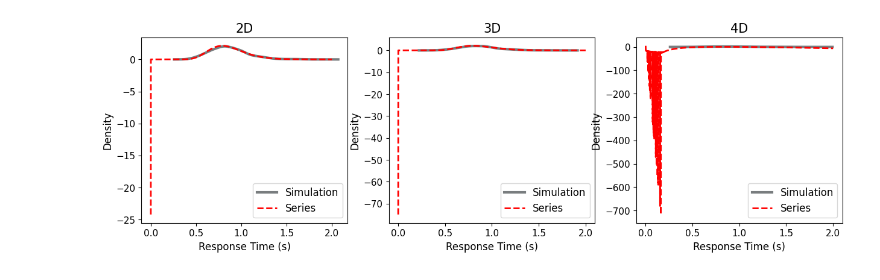
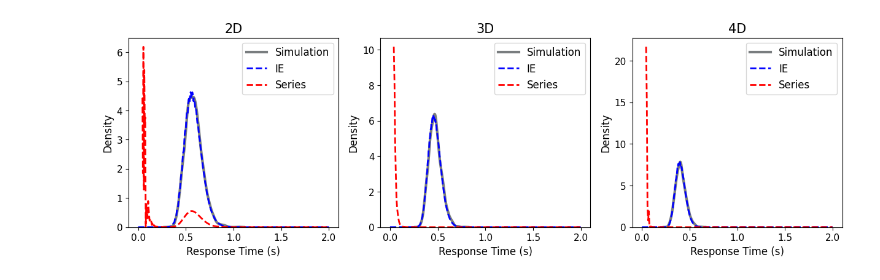
Before and after one commit to AmirHoseinHadian/IE4HSDM, a Jupyter notebook: _Figures/Problem_with_Bessel_series.ipynb, the cells around one changed output. Saved outputs shown, nothing was run; the diff lists cells and outputs as text; code cells hidden in the pictures.

```diff
--- a/_Figures/Problem_with_Bessel_series.ipynb
+++ b/_Figures/Problem_with_Bessel_series.ipynb
@@ -125,27 +130,27 @@ marginal_sr_3D = interp1d(T_sr, [quad(joint_dens_sr, args=(t), a=0, b=2*np.pi)[0
 c_sr_3D = quad(marginal_sr_3D, a=T_sr[0], b=T_max)[0]
 # %%
-threshold = 4
+threshold = 5
 ie_threshold = lambda t: threshold**2
 d_ie_threshold = lambda t: 0
-mu = np.asarray([2, 2, 2, 2])
+mu = np.asarray([6, 6, 6, 6])
 nu = (mu.shape[0]-2)/2
 T_max = 2
 
-simulation_data_4D = [simulate_circular(threshold, mu) for i in range(1000)]
+simulation_data_4D = [simulate_circular(threshold, mu) for i in range(3000)]
 
 T_ie = np.linspace(0, T_max, 1000)
-T_sr = np.arange(0.001, T_max+0.001, 0.001)
+T_sr = np.arange(0.01, T_max+0.001, 0.001)
 
-# gt_ie_zero_drift = ie_bessel_fpt(ie_threshold, d_ie_threshold, mu, 0.0001, sigma=2, dt=0.009, T_max=T_max)
+gt_ie_zero_drift = ie_bessel_fpt(ie_threshold, d_ie_threshold, mu.shape[0], 0.0001, sigma=2, dt=0.009, T_max=T_max)
 gt_sr_zero_drift = series_bessel_fpt(T_sr, a=threshold, sigma=1, nu=nu, n=250)
 
 joint_dens_ie = lambda theta, t: girsanov(threshold, theta, mu, gt_ie_zero_drift, t)
 joint_dens_sr = lambda theta, t: girsanov(threshold, theta, mu, gt_sr_zero_drift, t)
 
-# marginal_ie_4D = interp1d(T_ie, [quad(joint_dens_ie, args=(t), a=0, b=2*np.pi)[0] for t in T_ie])
+marginal_ie_4D = interp1d(T_ie, [quad(joint_dens_ie, args=(t), a=0, b=2*np.pi)[0] for t in T_ie])
 marginal_sr_4D = interp1d(T_sr, [quad(joint_dens_sr, args=(t), a=0, b=2*np.pi)[0] for t in T_sr])
 
-# c_ie_4D = quad(marginal_ie_4D, a=T_ie[0], b=T_max)[0]
+c_ie_4D = quad(marginal_ie_4D, a=T_ie[0], b=T_max)[0]
 c_sr_4D = quad(marginal_sr_4D, a=T_sr[0], b=T_max)[0]
 # %%
 plt.figure(figsize=(15, 4))
@@ -157,41 +162,44 @@ plt.rc('axes', labelsize=12)    # fontsize of the x and y labels
 plt.rc('xtick', labelsize=11)    # fontsize of the tick labels
 plt.rc('ytick', labelsize=11)    # fontsize of the tick labels
 plt.rc('legend', fontsize=12)    # legend fontsize
 
 plt.subplot(131)
 T_max = 2
 T_ie = np.linspace(0, T_max, 1000)
-T_sr = np.arange(0.001, T_max+0.001, 0.001)
+T_sr = np.arange(0.01, T_max+0.001, 0.001)
 plt.title('2D')
 sns.kdeplot(simulation_data_2D, c='#797D7F', linewidth=3, label='Simulation')
-# plt.plot(T_ie, marginal_ie_2D(T_ie)/c_ie_2D, '--', linewidth=2, c='blue', label='IE');
-plt.plot(T_sr[:], marginal_sr_2D(T_sr[:])/c_sr_2D, '--', linewidth=2, c='red', label='Series');
+plt.plot(T_ie, marginal_ie_2D(T_ie)/c_ie_2D, '--', linewidth=2, c='blue', label='IE');
+plt.plot(T_sr[35::5], np.abs(marginal_sr_2D(T_sr[35::5])/c_sr_2D), '--', linewidth=2, c='red', label='Series');
 plt.xlabel('Response Time (s)')
 plt.legend();
 
 plt.subplot(132)
 T_max = 2
 T_ie = np.linspace(0, T_max, 1000)
-T_sr = np.arange(0.001, T_max+0.001, 0.001)
+T_sr = np.arange(0.01, T_max+0.001, 0.001)
 plt.title('3D')
 sns.kdeplot(simulation_data_3D, c='#797D7F', linewidth=3, label='Simulation')
-# plt.plot(T_ie, marginal_ie_3D(T_ie)/c_ie_3D, '--', linewidth=2, c='blue', label='IE');
-plt.plot(T_sr[:], marginal_sr_3D(T_sr[:])/c_sr_3D, '--', linewidth=2, c='red', label='Series');
+plt.plot(T_ie, marginal_ie_3D(T_ie)/c_ie_3D, '--', linewidth=2, c='blue', label='IE');
+plt.plot(T_sr[30::7], marginal_sr_3D(T_sr[30::7])/c_sr_3D, '--', linewidth=2, c='red', label='Series');
 plt.xlabel('Response Time (s)')
 plt.legend();
 
 plt.subplot(133)
 T_max = 2
 T_ie = np.linspace(0, T_max, 1000)
-T_sr = np.arange(0.001, T_max+0.001, 0.001)
+T_sr = np.arange(0.01, T_max+0.001, 0.001)
 plt.title('4D')
 sns.kdeplot(simulation_data_4D, c='#797D7F', linewidth=3, label='Simulation')
-# plt.plot(T_ie, marginal_ie_4D(T_ie)/c_ie_4D, '--', linewidth=2, c='blue', label='IE');
-plt.plot(T_sr[:], np.log(np.abs(marginal_sr_4D(T_sr[:])/c_sr_4D)), '--', linewidth=2, c='red', label='Series');
+plt.plot(T_ie, marginal_ie_4D(T_ie)/c_ie_4D, '--', linewidth=2, c='blue', label='IE');
+plt.plot(T_sr[35::7], np.abs(marginal_sr_4D(T_sr[35::7])/c_sr_4D), '--', linewidth=2, c='red', label='Series');
 plt.xlabel('Response Time (s)')
 
 plt.legend();
 
-# plt.savefig('probelm.pdf', transparent=True, dpi=600, bbox_inches='tight');
+plt.savefig('probelm.pdf',
+            transparent=True,
+            dpi=600,
+            bbox_inches='tight');
 # %% [output]
-[figure, old version]
+[figure, new version]
```
Also changed, not shown: parts of 4 cells of this notebook, 27 other files.
